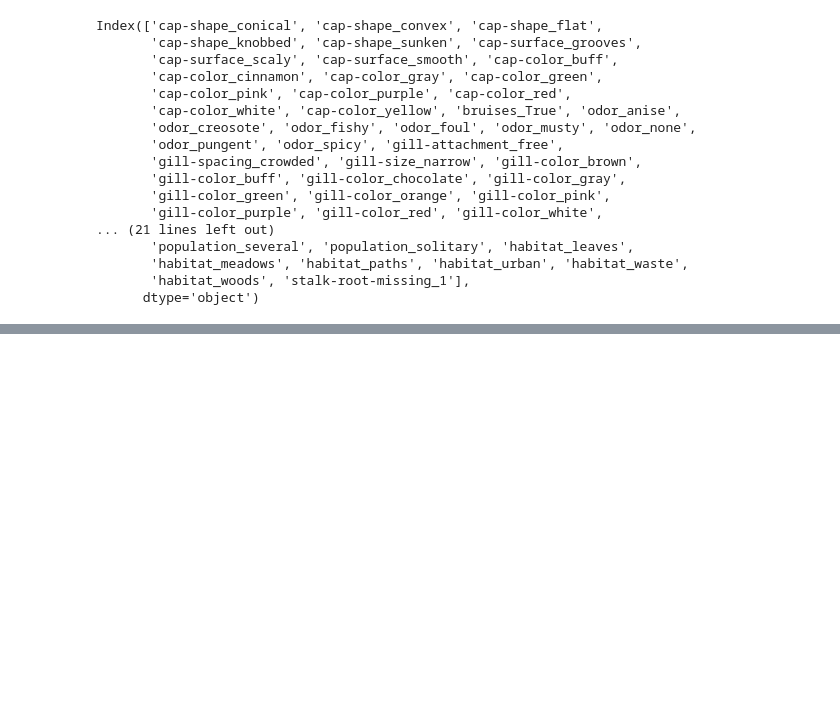
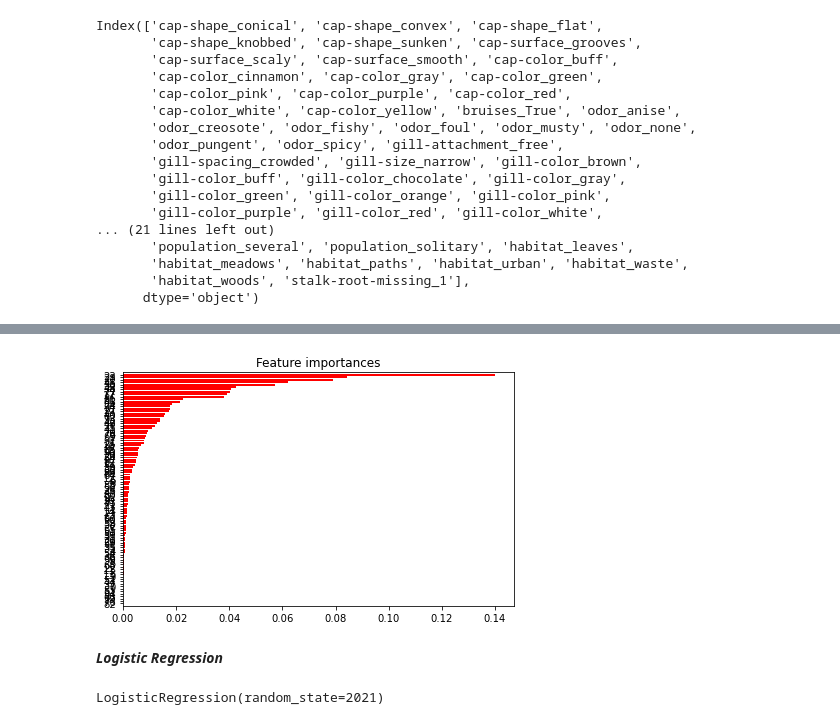
Before and after one commit to markrubin85/Mushroom_Class, a Jupyter notebook: Mushroom_Classification_Workflow.ipynb, the cells around one changed output, grey strips where cells are left out. Saved outputs shown, nothing was run; the diff lists cells and outputs as text; code cells hidden in the pictures; blank space fills up the shorter version.

```diff
--- a/Mushroom_Classification_Workflow.ipynb
+++ b/Mushroom_Classification_Workflow.ipynb
@@ -1757,0 +1801,24 @@ feat_import
+# %%
+importances = rfr.feature_importances_
+std = np.std([rfr.feature_importances_ for tree in rfr.estimators_],
+             axis=0)
+indices = np.argsort(importances)
+# Plot the feature importances of the forest
+plt.figure()
+plt.title("Feature importances")
+plt.barh(range(X.shape[1]), importances[indices],
+       color="r", xerr=std[indices], align="center")
+plt.yticks(range(X.shape[1]), indices)
+plt.ylim([-1, X.shape[1]])
+plt.tight_layout()
+plt.savefig('Mushroom_Class/Data-Visualizations/Feature_Importances.png')
+plt.show()
+# %% [output]
+[figure, added]
+# %% [markdown]
+***Logistic Regression***
+# %%
+logreg_model = LogisticRegression(random_state=2021)
+logreg_model.fit(X_train, y_train)
+# %% [output]
+LogisticRegression(random_state=2021)
```
Also changed, not shown: parts of 66 cells of this notebook, 1 other file.
